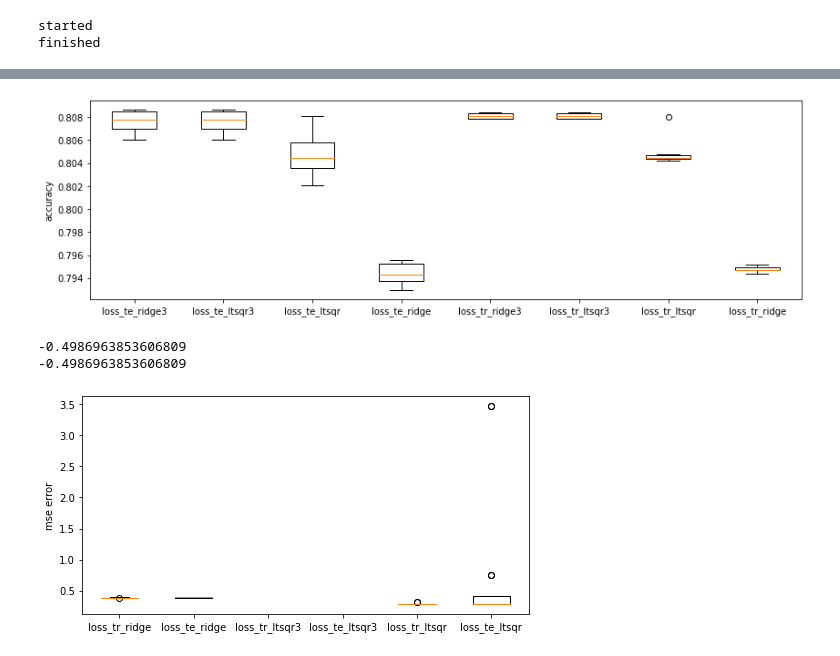
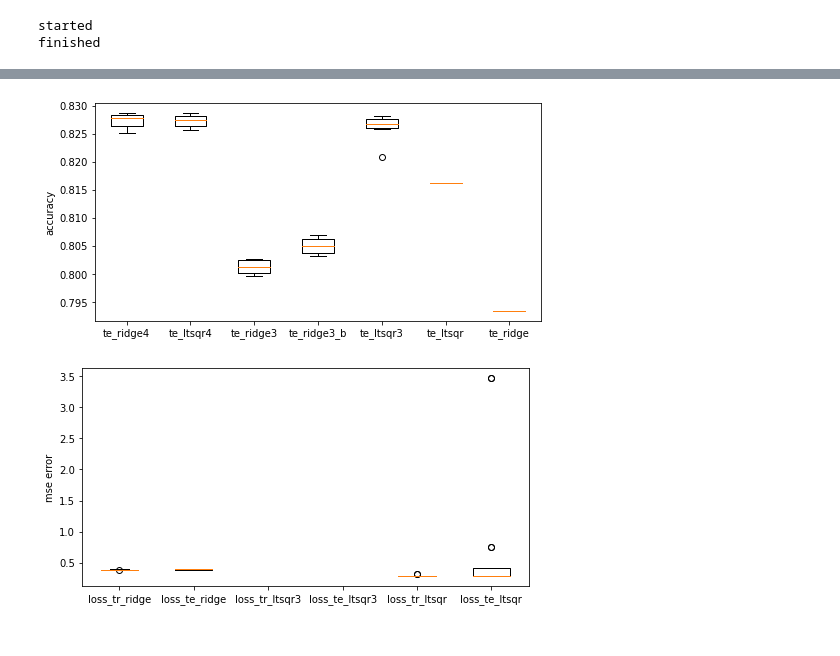
Before and after one commit to madtoinou/CS-433_HBozonClass, a Jupyter notebook: scripts/project1.ipynb, the cells around one changed output, grey strips where cells are left out. Cells and saved outputs as stored; diff of their text form; code cells hidden in the pictures.

```diff
--- a/scripts/project1.ipynb
+++ b/scripts/project1.ipynb
@@ -571,7 +664,7 @@ np.argmin(rmse_te_3_opt)
 
 seed = 12864126
 k_fold = 4
-gammas = np.logspace(-10,-7,6)
+gammas = np.logspace(-10,-3,6)
 steps=3000
 
 # split data in k fold
@@ -805,37 +1009,28 @@ finished
 # %%
-plt.figure(figsize=[14,4])
+plt.figure(figsize=[8,4])
 plt.boxplot([
+             rmse_te_ridge4,
+             rmse_te_ltsqr4,
              rmse_te_ridge3,
+             rmse_te_ridge3_b,
              rmse_te_ltsqr3,
              rmse_te_ltsqr,
              rmse_te_ridge,
-             rmse_tr_ridge3,
-             rmse_tr_ltsqr3,
-             rmse_tr_ltsqr,
-             rmse_tr_ridge
             ],
             labels=[
-                "loss_te_ridge3",
-                "loss_te_ltsqr3",
-                "loss_te_ltsqr",
-                "loss_te_ridge",
-                "loss_tr_ridge3",
-                "loss_tr_ltsqr3",
-                "loss_tr_ltsqr",
-                "loss_tr_ridge"
+                "te_ridge4",
+                "te_ltsqr4",
+                "te_ridge3",
+                "te_ridge3_b",
+                "te_ltsqr3",
+                "te_ltsqr",
+                "te_ridge",
             ])
 plt.ylabel("accuracy")
 #plt.ylim([0.2,0.5])
 plt.show()
 # %% [output]
-[figure, old version]
+[figure, new version]
-# %%
-#np.array(rmse_te_ltsqr3)-np.array(rmse_te_ridge3)
-print(w_ls3[0][0])
-print(w_ri3[0][0])
-# %% [output]
--0.4986963853606809
--0.4986963853606809
 # %%
 plt.figure(figsize=[8,4])
 plt.boxplot([rmse_tr_ridge,
```
Also changed, not shown: parts of 24 cells of this notebook, 1 other file.
